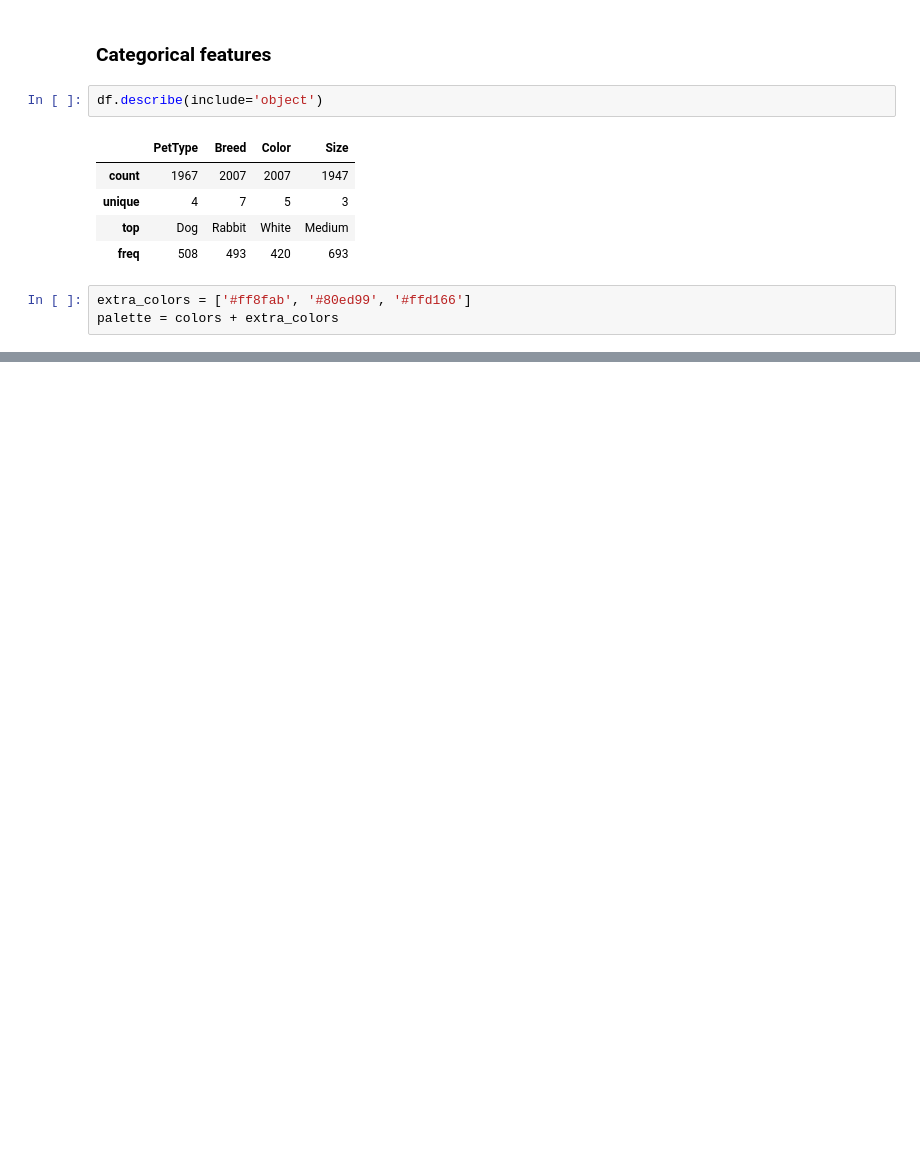
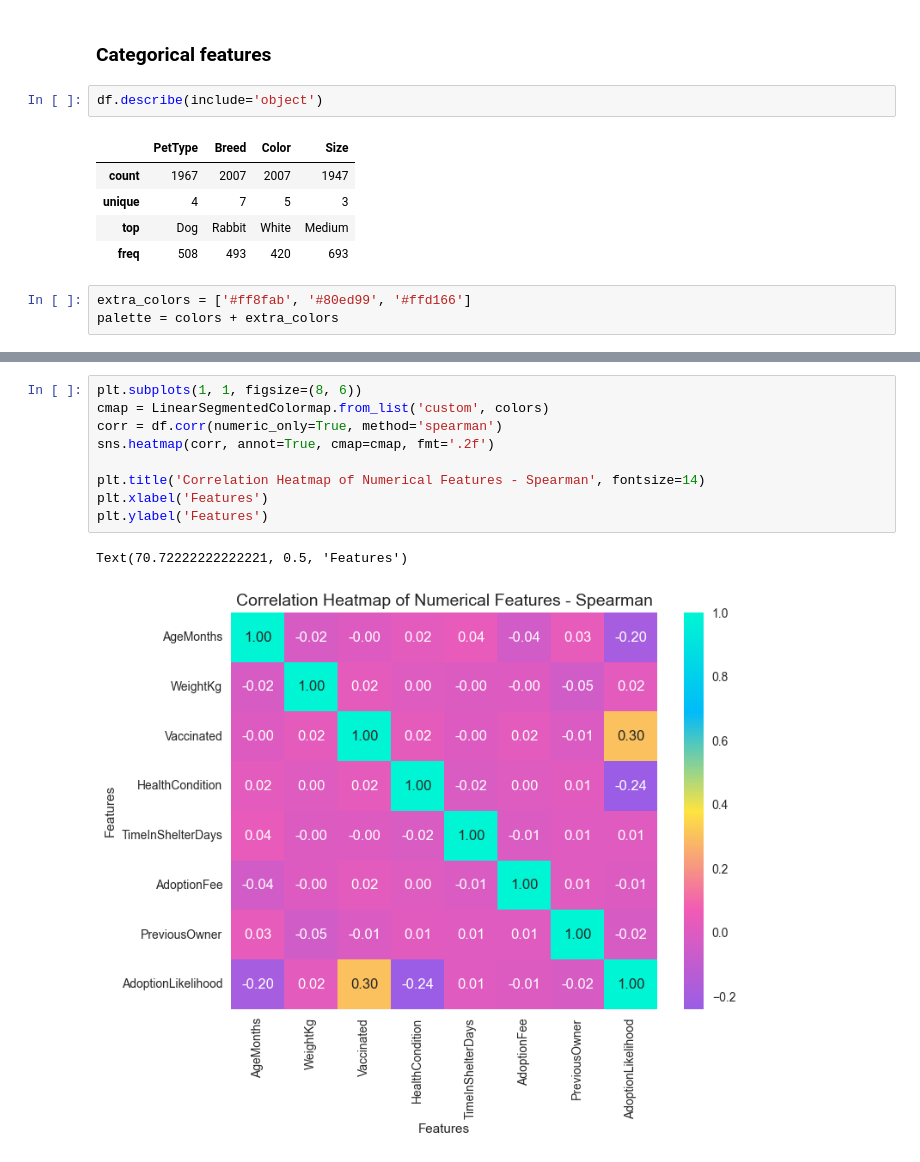
Before and after one commit to IzaSiemieniuk/pk_advanced_machine_learning, a Jupyter notebook: pet_adoption.ipynb, the cells around one changed output, grey strips where cells are left out. Saved outputs shown, nothing was run; the diff lists cells and outputs as text; blank space fills up the shorter version.

```diff
--- a/pet_adoption.ipynb
+++ b/pet_adoption.ipynb
@@ -370,0 +391,12 @@ NaN        60     2.99
+# %%
+plt.subplots(1, 1, figsize=(8, 6))
+cmap = LinearSegmentedColormap.from_list('custom', colors)
+corr = df.corr(numeric_only=True, method='spearman')
+sns.heatmap(corr, annot=True, cmap=cmap, fmt='.2f')
+
+plt.title('Correlation Heatmap of Numerical Features - Spearman', fontsize=14)
+plt.xlabel('Features')
+plt.ylabel('Features')
+# %% [output]
+Text(70.72222222222221, 0.5, 'Features')
+[figure, added]
```
Also changed, not shown: parts of 61 cells of this notebook.
